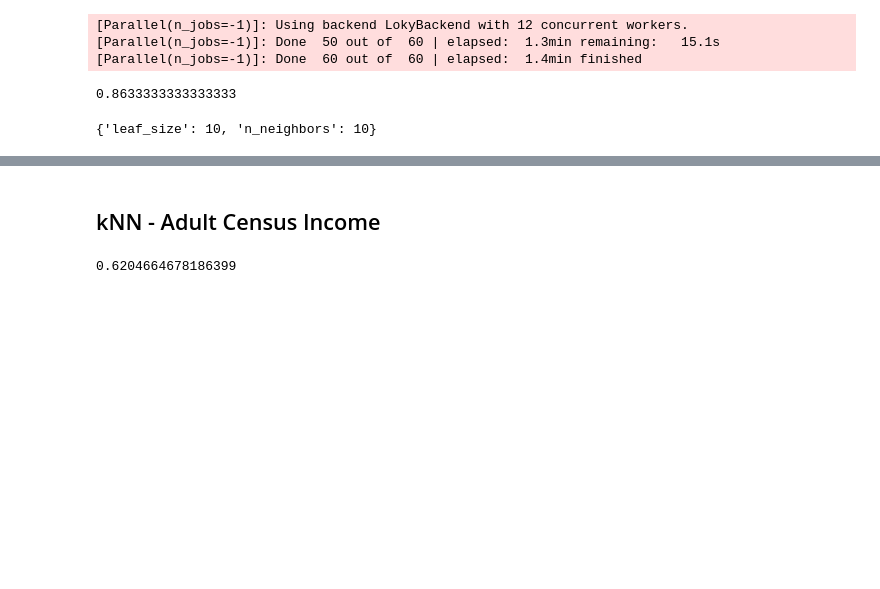
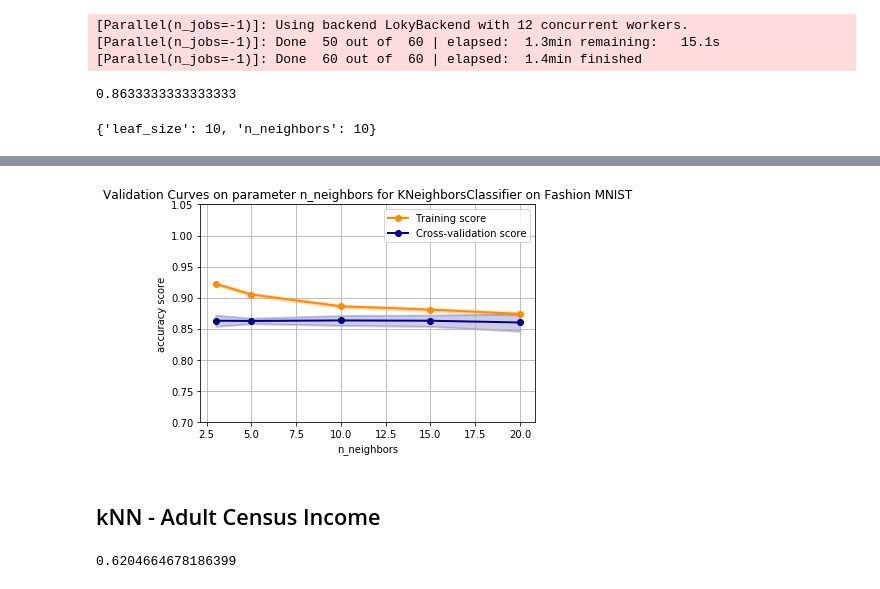
Before and after one commit to fedme/ml-assignment-1, a Jupyter notebook: ml_assignment_1.ipynb, the cells around one changed output, grey strips where cells are left out. Drawn from its saved outputs; the diff is of its cells as text; code cells hidden in the pictures; blank space fills up the shorter version.

```diff
--- a/ml_assignment_1.ipynb
+++ b/ml_assignment_1.ipynb
@@ -461,3 +507,7 @@ plot_learning_curves(fm_knn_tuned, "fm")
+# %%
+plot_validation_curve(fm_knn_tuned, "n_neighbors", (3, 5, 10, 15, 20), "fm")
+# %% [output]
+[figure, added]
 # %% [markdown]
 ## kNN - Adult Census Income
 # %%
```
Also changed, not shown: parts of 10 cells of this notebook.
